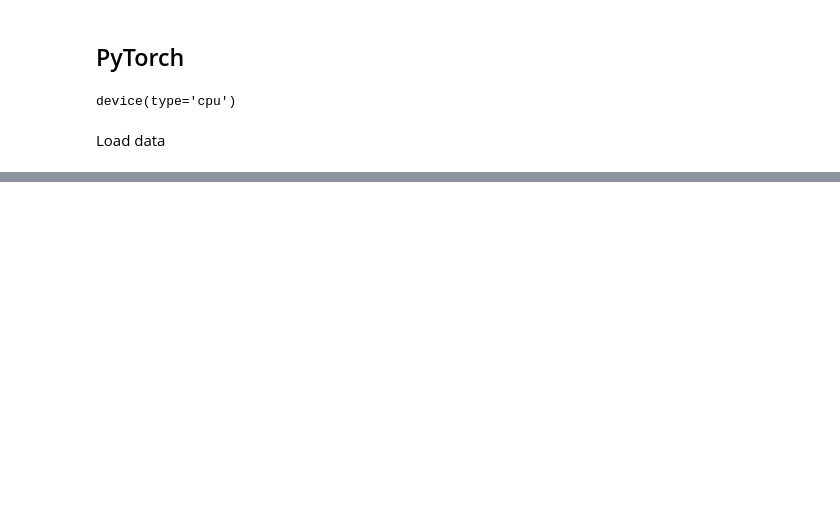
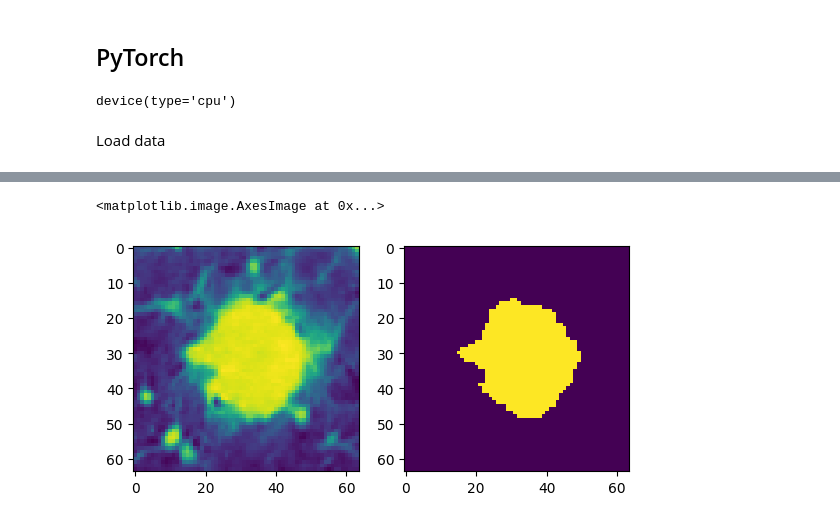
Before and after one commit to edoardo-p/Healthcare-Classifier, a Jupyter notebook: ct_pet/image_classification.ipynb, the cells around one changed output, grey strips where cells are left out. Cells and saved outputs as stored; diff of their text form; code cells hidden in the pictures; blank space fills up the shorter version.

```diff
--- a/ct_pet/image_classification.ipynb
+++ b/ct_pet/image_classification.ipynb
@@ -230,7 +214,7 @@ train_dataloader = torch.utils.data.DataLoader(
     CTData(train_images, train_masks), BATCH_SIZE, shuffle=True
 )
 test_dataloader = torch.utils.data.DataLoader(
-    CTData(test_images, test_masks), BATCH_SIZE, shuffle=False
+    CTData(test_images, test_masks), 1, shuffle=False
 )
 # %%
 model = UNet().to(device)
@@ -238,15 +222,15 @@ loss_function = nn.CrossEntropyLoss()
 optimizer = torch.optim.Adam(model.parameters())
 # %%
 for epochs in range(EPOCHS):
+    print(f"Epoch {epochs + 1} / {EPOCHS}")
     model.train()
     for image, mask in train_dataloader:
         image = image.to(device)
         mask = mask.to(device)
 
-        print(image.shape)
         optimizer.zero_grad()
-        prediction = model(image)
-        loss = loss_function(prediction, mask)
+        pred = model(image)
+        loss = loss_function(pred, mask)
         loss.backward()
         optimizer.step()
 
@@ -254,0 +250,11 @@ for epochs in range(EPOCHS):
+# %%
+image, mask = next(iter(test_dataloader))
+pred = model(image)
+# %%
+slc = 8
+fig, ax = plt.subplots(1, 2)
+ax[0].imshow(pred[0, 0, slc, :, :].detach().numpy())
+ax[1].imshow(mask[0, 0, slc, :, :].detach().numpy())
+# %% [output]
+<matplotlib.image.AxesImage at 0x...>
+[figure, added]
```
Also changed, not shown: parts of 6 cells of this notebook.
